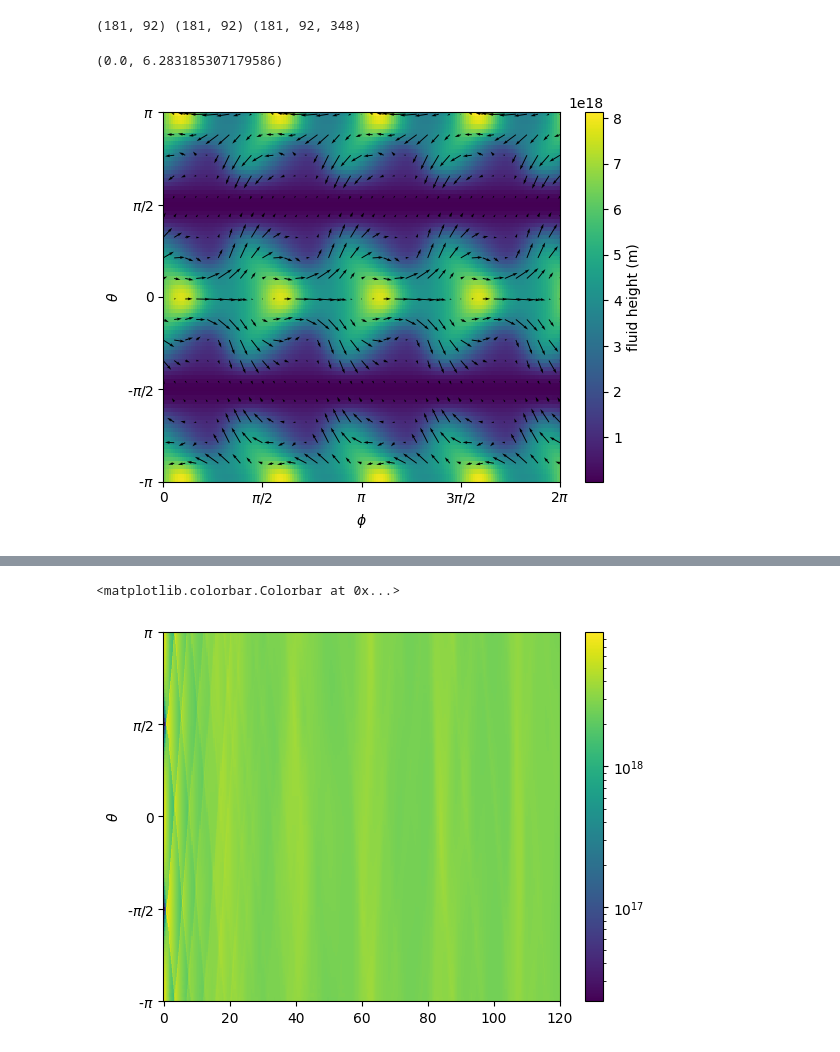
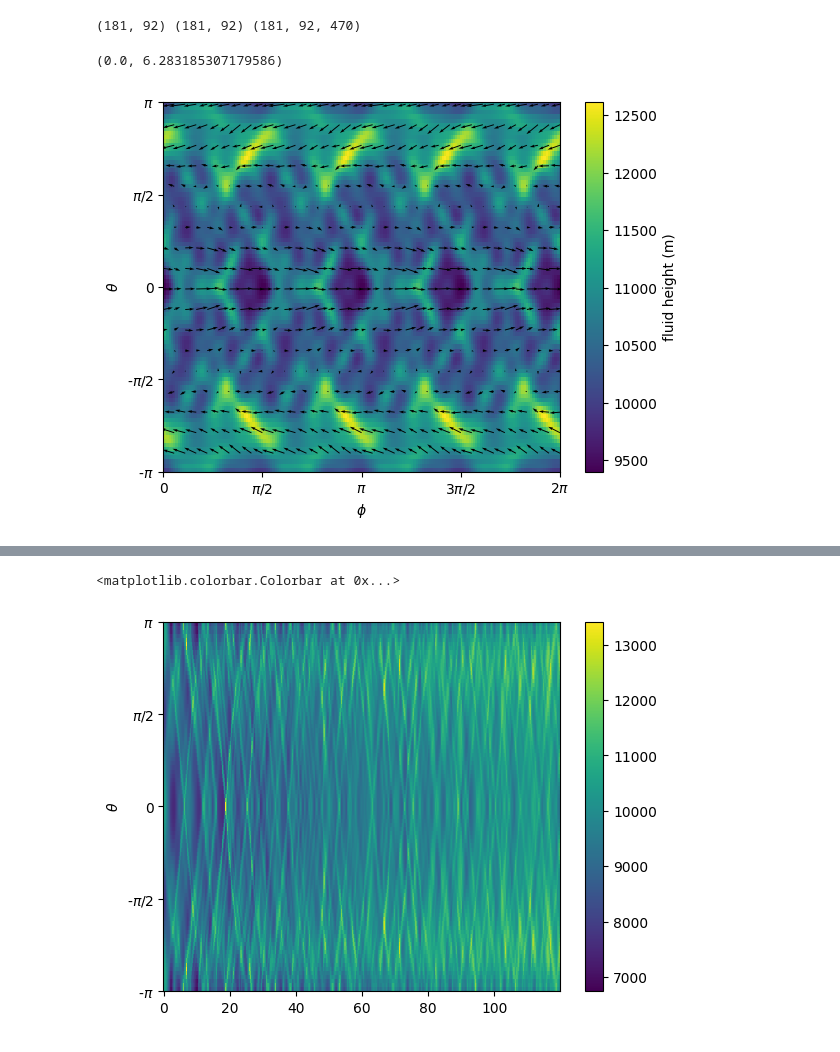
Before and after one commit to dana-grund/HPC4WC, a Jupyter notebook: projects/2023/project06_shallow_water/visualization/visualization.ipynb, the cells around one changed output, grey strips where cells are left out. Cells and saved outputs as stored; diff of their text form; code cells hidden in the pictures.

```diff
--- a/projects/2023/project06_shallow_water/visualization/visualization.ipynb
+++ b/projects/2023/project06_shallow_water/visualization/visualization.ipynb
@@ -23,8 +17,8 @@ os.listdir(path)
 # %%
 # unpickle the data
-h_data = pickle.load(open(path+'swes-numpy-0-M180-N90-T5-1-h', 'rb'))
-u_data = pickle.load(open(path+'swes-numpy-0-M180-N90-T5-1-u', 'rb'))
-v_data = pickle.load(open(path+'swes-numpy-0-M180-N90-T5-1-v', 'rb'))
+h_data = pickle.load(open(path+'swes-numpy-2-M180-N90-T5-1-h', 'rb'))
+u_data = pickle.load(open(path+'swes-numpy-2-M180-N90-T5-1-u', 'rb'))
+v_data = pickle.load(open(path+'swes-numpy-2-M180-N90-T5-1-v', 'rb'))
 
 t = h_data[2]
 phi = h_data[3][1:-1,:]
@@ -35,35 +29,35 @@ v = v_data[5]
 
 print(phi.shape, theta.shape, h.shape)
 # %% [output]
-(181, 92) (181, 92) (181, 92, 348)
+(181, 92) (181, 92) (181, 92, 470)
 # %%
-timestep = 1
+timestep = -1
 quiver_stride = 5
 plt.pcolormesh(phi, theta, h[:, :, timestep])
 # color bar with label
 cbar = plt.colorbar()
 cbar.set_label("fluid height (m)")
 
 plt.quiver(
     phi[::quiver_stride, ::quiver_stride],
     theta[::quiver_stride, ::quiver_stride],
     u[::quiver_stride, ::quiver_stride, timestep],
     v[::quiver_stride, ::quiver_stride, timestep],
 )
 
 plt.ylabel(r"$\theta$")
 plt.yticks(
     np.linspace(-np.pi, np.pi, 5), ["-$\pi$", "-$\pi/2$", "0", "$\pi/2$", "$\pi$"]
 )
 plt.ylim(-np.pi, np.pi)
 plt.xlabel(r"$\phi$")
 plt.xticks(
     np.linspace(0, 2 * np.pi, 5), ["0", "$\pi/2$", "$\pi$", "$3\pi/2$", "$2\pi$"]
 )
 plt.xlim(0, 2 * np.pi)
 # %% [output]
 (0.0, 6.283185307179586)
-[figure, old version]
+[figure, new version]
 # %%
 print(theta[0,:])
 # %% [output]
@@ -84,9 +78,9 @@ print(theta[0,:])
   2.68780705  2.75762022  2.82743339  2.89724656  2.96705973  3.0368729
   3.10668607  3.17649924]
 # %%
-# hovmöller diagram along theta = 0
+# hovmöller diagram along phi = 0
 
-# find index closest to theta = 0
+# find index closest to phi = 0
 phi_0 = np.argmin(np.abs(phi[0,:]))
 plt.ylabel(r"$\theta$")
 plt.yticks(
@@ -94,8 +88,9 @@ plt.yticks(
 )
 plt.ylim(-np.pi, np.pi)
 
-plt.pcolormesh(t[:,0]/3600,theta[0,:], h[phi_0, :, :],norm=colors.LogNorm(vmin=h.min(), vmax=h.max()))
+plt.pcolormesh(t[:,0]/3600,theta[0,:], h[phi_0, :, :])
+# plt.pcolormesh(t[:,0]/3600,theta[0,:], np.mean(h[:, :, :], axis=0))
 plt.colorbar()
 # %% [output]
 <matplotlib.colorbar.Colorbar at 0x...>
-[figure, old version]
+[figure, new version]
```
Also changed, not shown: parts of 1 cell of this notebook, 3 other files.
